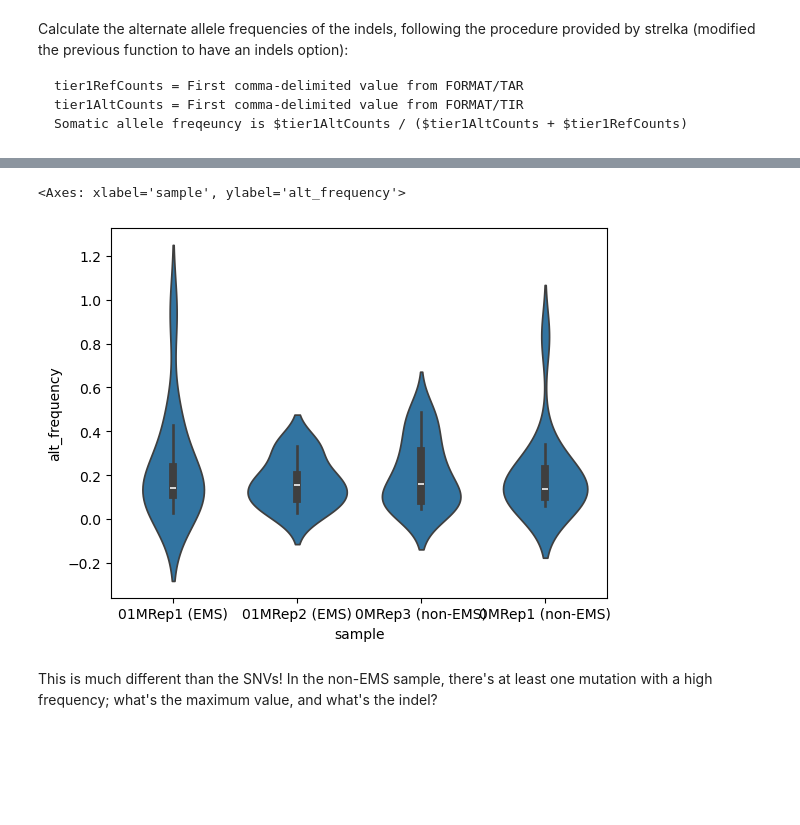
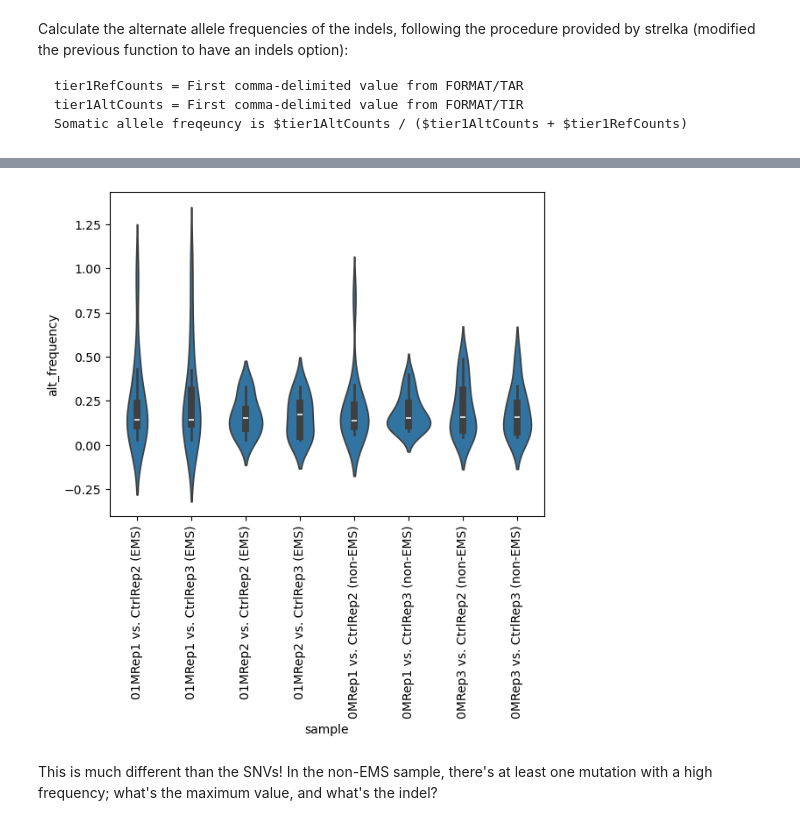
Before and after one commit to serenalotreck/evolved-nanno, a Jupyter notebook: notebooks/variant_exploration.ipynb, the cells around one changed output, grey strips where cells are left out. Drawn from its saved outputs; the diff is of its cells as text; code cells hidden in the pictures; blank space fills up the shorter version.

```diff
--- a/notebooks/variant_exploration.ipynb
+++ b/notebooks/variant_exploration.ipynb
@@ -121,5 +125,5 @@ conversions_to_plot
 # %%
-sample_name_key = {sample: f"{sample.split('_')[0]} ({'EMS' if sample[:2] == '01' else 'non-EMS'})" for sample in conversion_probs.keys()}
+sample_name_key = {sample: f"{sample.split('_')[0]} vs. CtrlRep{2 if  sample[-1] == '2' else 3} ({'EMS' if sample[:2] == '01' else 'non-EMS'})" for sample in conversion_probs.keys()}
 # %%
 fig, ax = plt.subplots()
 
@@ -213,3 +217,4 @@ def calculateAlleleFreqs(vcf, indels=False):
 all_alt_freqs = {}
 for sample, snv_path in filtered_snv_paths.items():
     all_alt_freqs[sample] = calculateAlleleFreqs(snv_path)
+all_alt_freqs = dict(sorted(all_alt_freqs.items()))
@@ -295,9 +314,8 @@ There are way fewer indel mutants than point mutations, and a similar number bet
 # %%
 # Adapted from the Gemini suggested answer
 filtered_indel_paths = {}
-for sample in indel_filepaths.keys():
-    indel_path = f'{var_top_path}/{sample}/{sample}.strelka.somatic_indels.vcf.gz'
-    filtered_path = f'{var_top_path}/{sample}/{sample}.strelka.somatic_indels_FILTERED.vcf.gz'
+for sample, indel_path in indel_filepaths.items():
+    filtered_path = f'{splitext(splitext(indel_path)[0])[0]}_FILTERED.vcf.gz'
     filtered_indel_paths[sample] = filtered_path
 
     with VariantFile(indel_path) as vcf_in, \
@@ -318,3 +336,4 @@ Somatic allele freqeuncy is $tier1AltCounts / ($tier1AltCounts + $tier1RefCounts
 all_alt_freqs_indels = {}
 for sample, indel_path in filtered_indel_paths.items():
     all_alt_freqs_indels[sample] = calculateAlleleFreqs(indel_path, indels=True)
+all_alt_freqs_indels = dict(sorted(all_alt_freqs_indels.items()))
@@ -334,8 +357,8 @@ indel_for_violin_df.head()
 # %%
 sns.violinplot(indel_for_violin_df, x='sample', y='alt_frequency')
+_ = plt.xticks(rotation=90)
 # %% [output]
-<Axes: xlabel='sample', ylabel='alt_frequency'>
-[figure, old version]
+[figure, new version]
 # %% [markdown]
 This is much different than the SNVs! In the non-EMS sample, there's at least one mutation with a high frequency; what's the maximum value, and what's the indel?
 # %%
```
Also changed, not shown: parts of 92 cells of this notebook, 5 other files.
